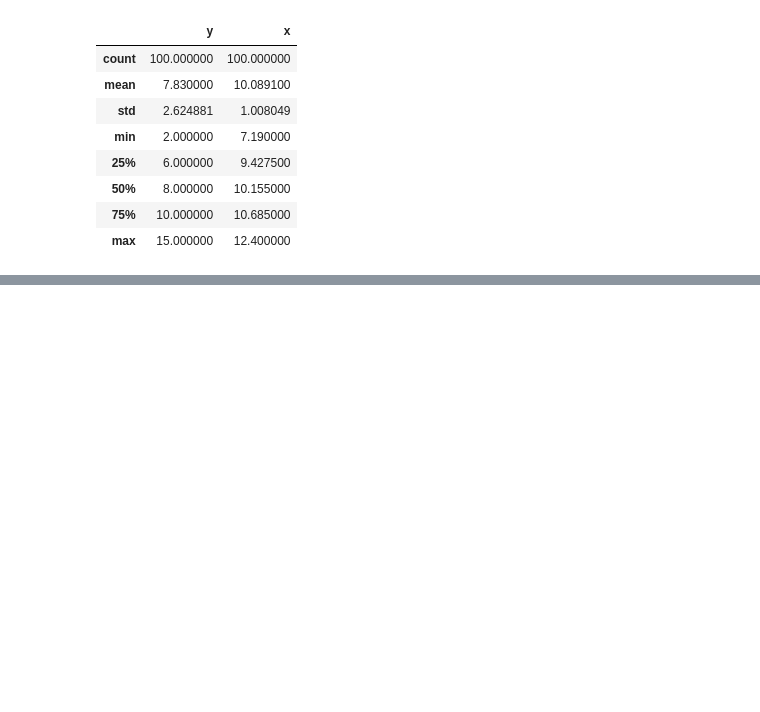
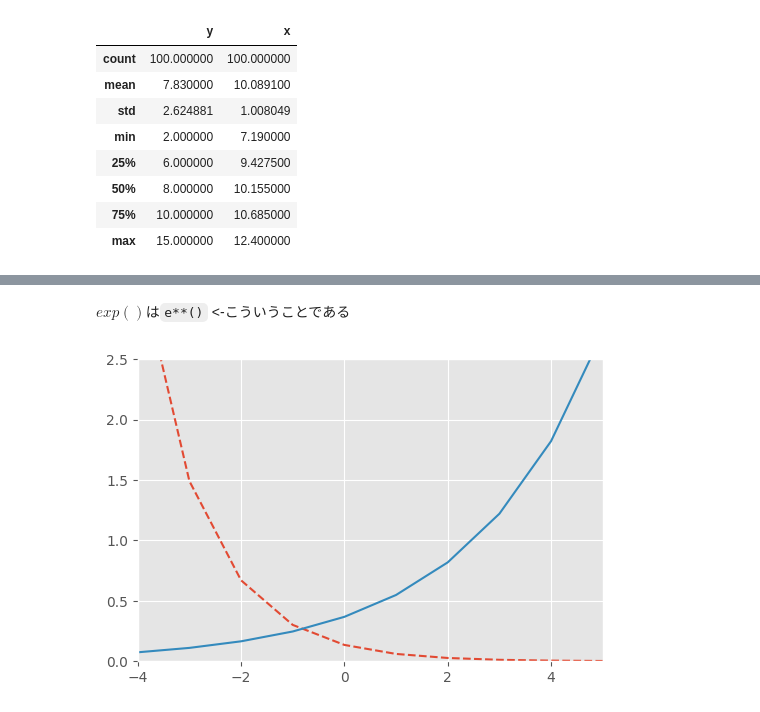
Before and after one commit to Aipakazuma/green_book, a Jupyter notebook: 3/3_一般化線形モデル（GLM）ポアソン回帰.ipynb, the cells around one changed output, grey strips where cells are left out. Drawn from its saved outputs; the diff is of its cells as text; code cells hidden in the pictures; blank space fills up the shorter version.

```diff
--- a/3/3_一般化線形モデル（GLM）ポアソン回帰.ipynb
+++ b/3/3_一般化線形モデル（GLM）ポアソン回帰.ipynb
@@ -104,0 +142,19 @@ df.boxplot(column='y', by='f')
+# %% [markdown]
+$exp()$は`e**()` <-こういうことである
+# %%
+def my_exp(b_1, b_2, x):
+    return np.e ** (b_1 + (b_2 * x))
+# %%
+x = range(-4, 6)
+y1 = [my_exp(-2, -0.8, _x) for _x in x]
+y2 = [my_exp(-1, 0.4, _x) for _x in x]
+
+_, ax = plt.subplots()
+ax.plot(x, y1, linestyle='dashed')
+ax.plot(x, y2)
+ax.set_xlim([-4, 5])
+ax.set_xticks([i for i in range(-4, 5, 2)])
+ax.set_ylim([0.0, 2.5])
+plt.show()
+# %% [output]
+[figure, added]
```
Also changed, not shown: parts of 45 cells of this notebook, 1 other file.
